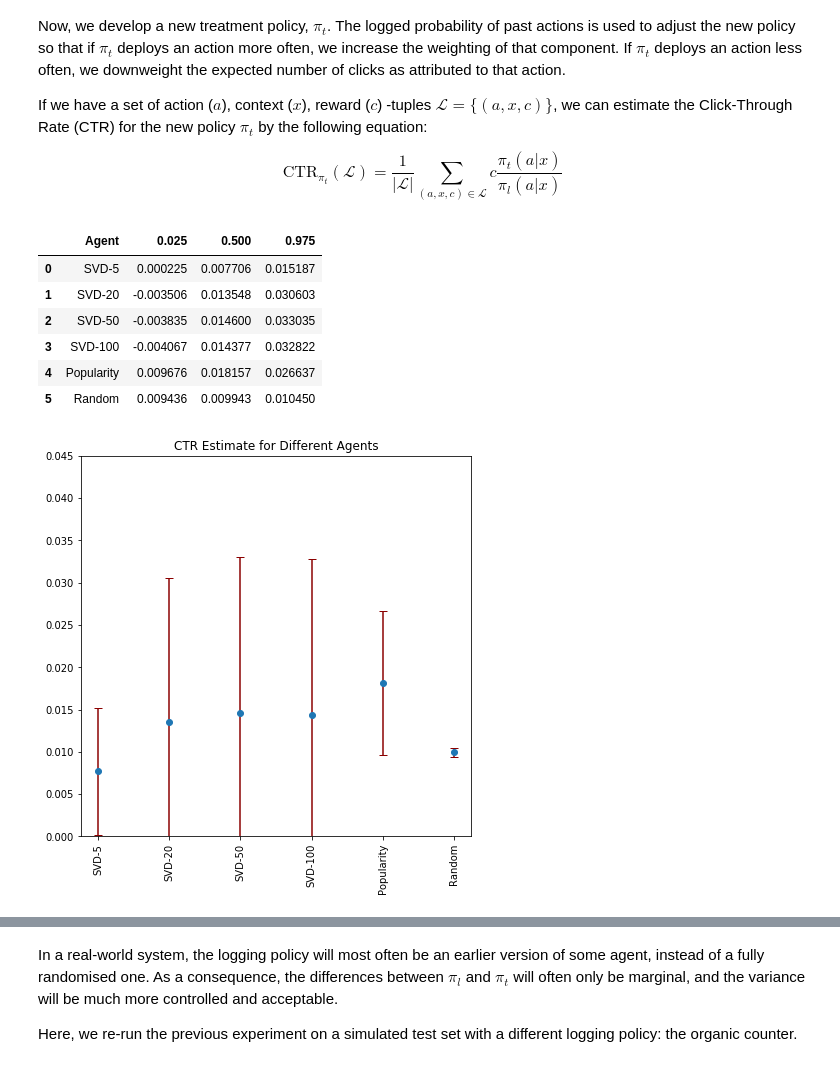
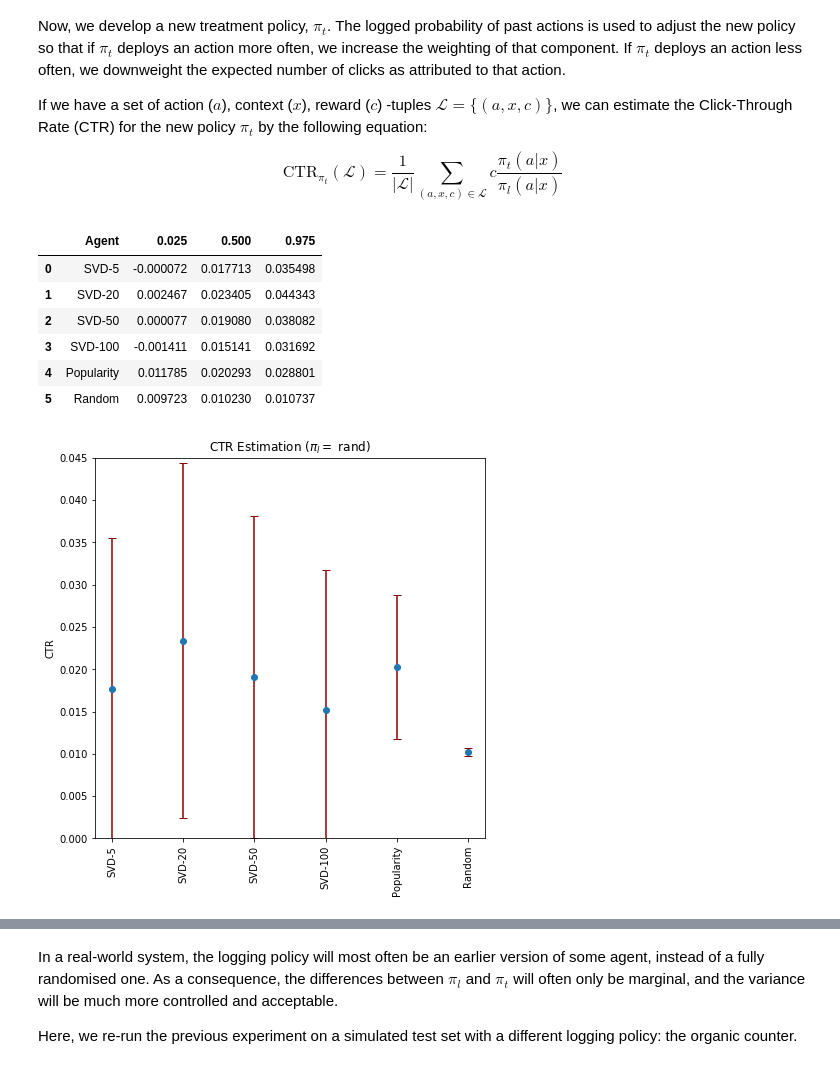
Before and after one commit to criteo-research/reco-gym, a Jupyter notebook: Bandit Feedback - evaluate organic model with bandit signal.ipynb, the cells around one changed output, grey strips where cells are left out. Saved outputs shown, nothing was run; the diff lists cells and outputs as text; code cells hidden in the pictures.

Commit message:
Finalised notebook on agent evaluation

```diff
--- a/Bandit Feedback - evaluate organic model with bandit signal.ipynb
+++ b/Bandit Feedback - evaluate organic model with bandit signal.ipynb
@@ -173,7 +173,7 @@ In what follows, we show that the resulting eigendecomposition is successful in
 # %%
 # Keep the first n_factors eigen-values and vectors, decompose the matrix
 wdash = np.zeros_like(w)
-n_factors = 7
+n_factors = 10
 wdash[0:n_factors] = w[0:n_factors]
 embeddings = np.matmul(v,np.sqrt(np.diag(wdash)))[:,0:n_factors] # Only keep non-zero components
 # %%
@@ -240,7 +240,7 @@ def create_embeddings(reco_log, U, P, K = 5):
     return embeddings
 
 class AgentFromLog(Agent):
-    def __init__(self, config, reco_log, U = U, P = P, K = 5):
+    def __init__(self, config, reco_log, U = U, P = P, K = 5, greedy = False):
         super(AgentFromLog, self).__init__(config)
         self.rng = RandomState(self.config.random_seed)
         self.organic_views = np.zeros(self.config.num_products)
@@ -249,6 +249,7 @@ class AgentFromLog(Agent):
         self.embeddings = create_embeddings(reco_log, U, P, K)
         self.K = K
         self.history_length = 0
+        self.greedy = greedy
 
     def observe(self, observation):
         for session in observation.sessions():
@@ -259,7 +260,10 @@ class AgentFromLog(Agent):
         """Act method returns an Action based on current observation and past history"""
         self.observe(observation)
         uprob = np.matmul(self.embeddings,self.user_embedding/self.history_length)
+        if self.greedy:
+            uprob *= 10 # Make it greedy by spreading out values before the softmax
         prob = np.exp(uprob-logsumexp(uprob))
+        # Sample action according to probability distribution
         action = self.rng.choice(self.config.num_products, p = prob)
         return {
             **super().act(observation, reward, done),
@@ -279,10 +283,10 @@ Furthermore, we generate an agent that simply counts the number of organic views
 This can be seen as a popularity baseline.
 Finally, we add a random agent, which will generate recommendations uniformly-at-random.
 # %%
-embedding_agent5  = AgentFromLog(Configuration(env_1_args), reco_log, U, P, 5)
-embedding_agent20 = AgentFromLog(Configuration(env_1_args), reco_log, U, P, 20)
-embedding_agent50 = AgentFromLog(Configuration(env_1_args), reco_log, U, P, 50)
-embedding_agent100 = AgentFromLog(Configuration(env_1_args), reco_log, U, P, 100)
+embedding_agent5  = AgentFromLog(Configuration(env_1_args), reco_log, U, P, 5, True)
+embedding_agent20 = AgentFromLog(Configuration(env_1_args), reco_log, U, P, 20, True)
+embedding_agent50 = AgentFromLog(Configuration(env_1_args), reco_log, U, P, 50, True)
+embedding_agent100 = AgentFromLog(Configuration(env_1_args), reco_log, U, P, 100, True)
 
 organic_counter_agent = OrganicUserEventCounterAgent(Configuration({
             **organic_user_count_args,
@@ -364,21 +367,24 @@ If we have a set of action ($a$), context ($x$), reward ($c$) -tuples $\mathcal{
 $$\text{CTR}_{\pi_t}(\mathcal{L}) = \frac{1}{|\mathcal{L}|}\sum_{(a,x,c) \in \mathcal {L}} c \frac{\pi_t(a|x)}{\pi_l(a|x)}$$
 # %%
 # Evaluate
-result_IPS = verify_agents_IPS(test_log, agents)
+agent_copy = deepcopy(agents)
+result_IPS = verify_agents_IPS(test_log, agent_copy)
 result_IPS
 # %% [output]
 |  | Agent | 0.025 | 0.500 | 0.975 |
-| 0 | SVD-5 | 0.000225 | 0.007706 | 0.015187 |
-| 1 | SVD-20 | -0.003506 | 0.013548 | 0.030603 |
-| 2 | SVD-50 | -0.003835 | 0.014600 | 0.033035 |
-| 3 | SVD-100 | -0.004067 | 0.014377 | 0.032822 |
-| 4 | Popularity | 0.009676 | 0.018157 | 0.026637 |
-| 5 | Random | 0.009436 | 0.009943 | 0.010450 |
+| 0 | SVD-5 | -0.000072 | 0.017713 | 0.035498 |
+| 1 | SVD-20 | 0.002467 | 0.023405 | 0.044343 |
+| 2 | SVD-50 | 0.000077 | 0.019080 | 0.038082 |
+| 3 | SVD-100 | -0.001411 | 0.015141 | 0.031692 |
+| 4 | Popularity | 0.011785 | 0.020293 | 0.028801 |
+| 5 | Random | 0.009723 | 0.010230 | 0.010737 |
 # %%
 fig = plot_verify_agents(result_IPS)
 plt.ylim((.0,.045))
+plt.title('CTR Estimation ($\pi_l = $ rand)')
+plt.ylabel('CTR')
 plt.show()
 # %% [output]
-[figure, old version]
+[figure, new version]
 # %% [markdown]
 A first thing to note, is the scale of the y-axis compared to the previous evaluation procedure.
```
Also changed, not shown: parts of 26 cells of this notebook.
